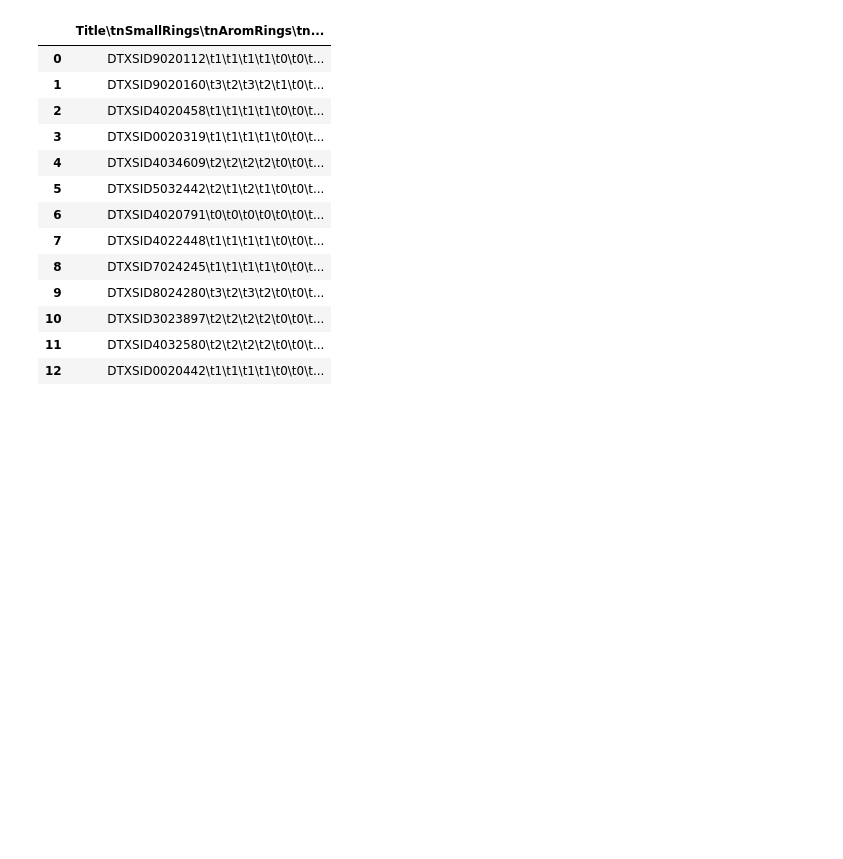
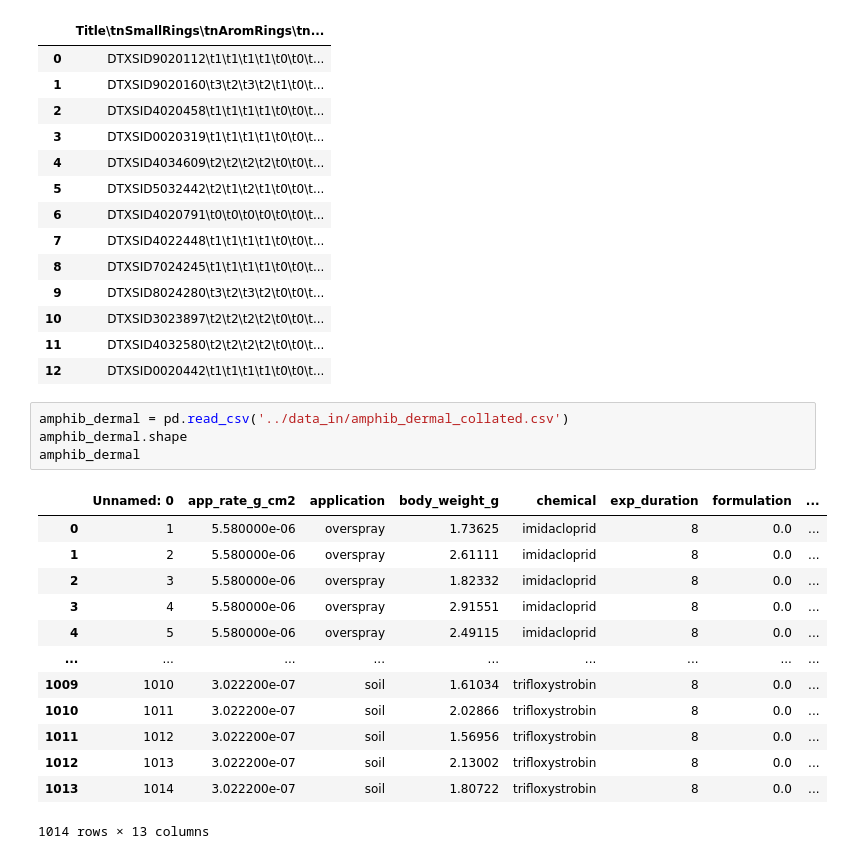
Before and after one commit to amphibian-exeff/purucker_modelselection, a Jupyter notebook: notebooks/data_preprocess.ipynb, the cells around one changed output. Saved outputs shown, nothing was run; the diff lists cells and outputs as text; blank space fills up the shorter version.

Commit message:
add amphib_collated

```diff
--- a/notebooks/data_preprocess.ipynb
+++ b/notebooks/data_preprocess.ipynb
@@ -118,3 +118,21 @@ cdk_desc_data
 | 10 | DTXSID3023897\t2\t2\t2\t2\t0\t0\t... |
 | 11 | DTXSID4032580\t2\t2\t2\t2\t0\t0\t... |
 | 12 | DTXSID0020442\t1\t1\t1\t1\t0\t0\t... |
+# %%
+amphib_dermal = pd.read_csv('../data_in/amphib_dermal_collated.csv')
+amphib_dermal.shape
+amphib_dermal
+# %% [output]
+|  | Unnamed: 0 | app_rate_g_cm2 | application | body_weight_g | chemical | exp_duration | formulation | ... |
+| 0 | 1 | 5.580000e-06 | overspray | 1.73625 | imidacloprid | 8 | 0.0 | ... |
+| 1 | 2 | 5.580000e-06 | overspray | 2.61111 | imidacloprid | 8 | 0.0 | ... |
+| 2 | 3 | 5.580000e-06 | overspray | 1.82332 | imidacloprid | 8 | 0.0 | ... |
+| 3 | 4 | 5.580000e-06 | overspray | 2.91551 | imidacloprid | 8 | 0.0 | ... |
+| 4 | 5 | 5.580000e-06 | overspray | 2.49115 | imidacloprid | 8 | 0.0 | ... |
+| ... | ... | ... | ... | ... | ... | ... | ... | ... |
+| 1009 | 1010 | 3.022200e-07 | soil | 1.61034 | trifloxystrobin | 8 | 0.0 | ... |
+| 1010 | 1011 | 3.022200e-07 | soil | 2.02866 | trifloxystrobin | 8 | 0.0 | ... |
+| 1011 | 1012 | 3.022200e-07 | soil | 1.56956 | trifloxystrobin | 8 | 0.0 | ... |
+| 1012 | 1013 | 3.022200e-07 | soil | 2.13002 | trifloxystrobin | 8 | 0.0 | ... |
+| 1013 | 1014 | 3.022200e-07 | soil | 1.80722 | trifloxystrobin | 8 | 0.0 | ... |
+1014 rows × 13 columns
```
Also changed, not shown: 1 other file.
